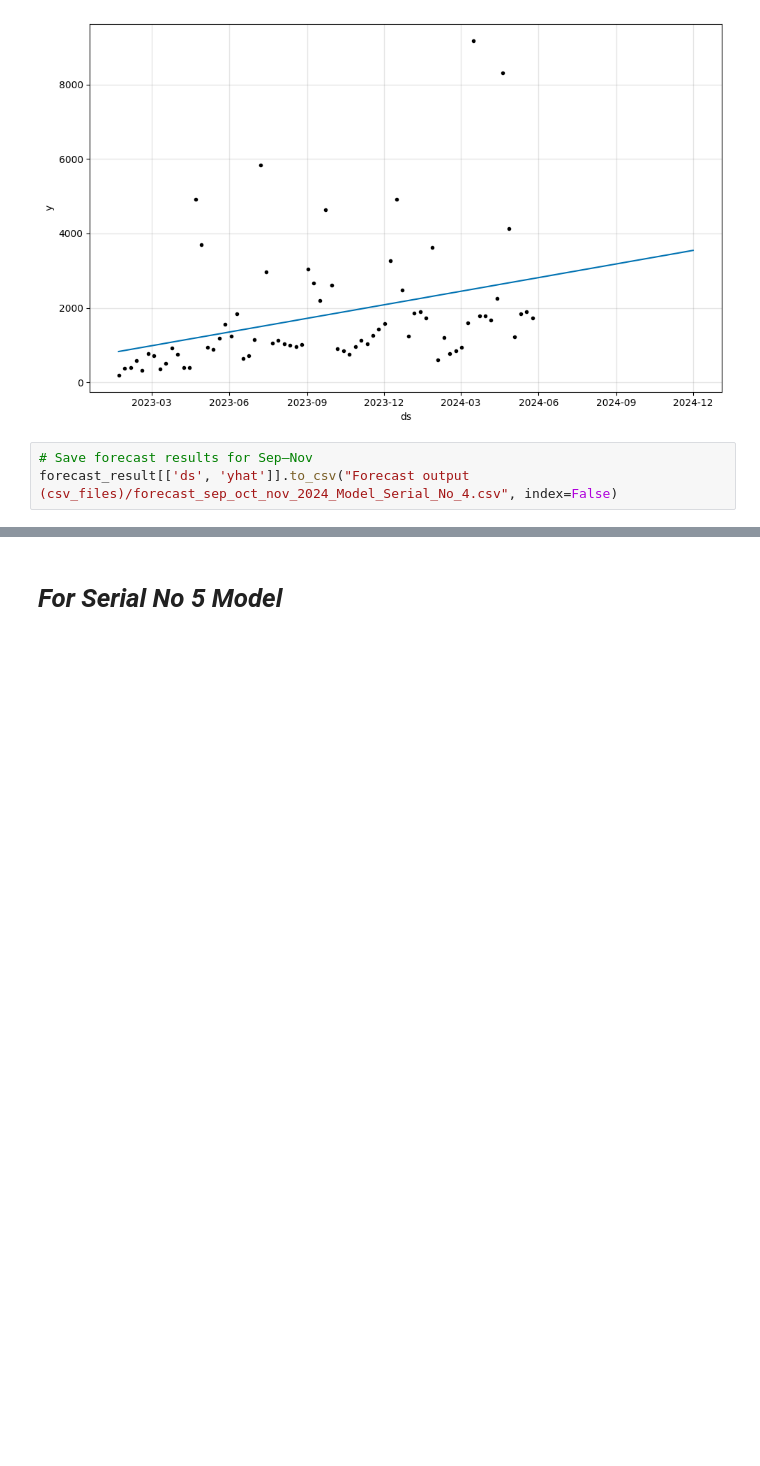
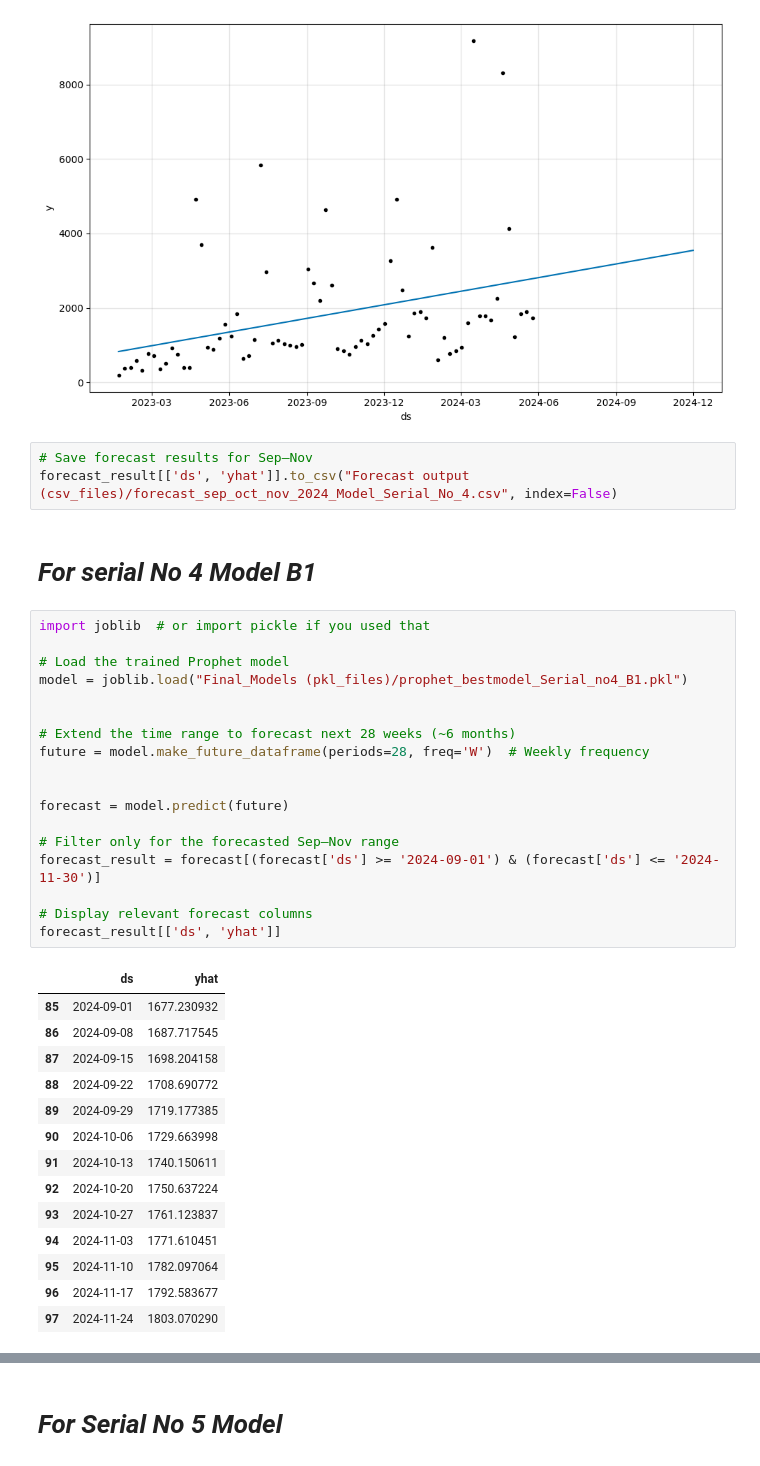
Before and after one commit to Omkar-Gadade/Weekly-Sales-Forecasting, a Jupyter notebook: forecasting_modeling.ipynb, the cells around one changed output, grey strips where cells are left out. Saved outputs shown, nothing was run; the diff lists cells and outputs as text; blank space fills up the shorter version.

```diff
--- a/forecasting_modeling.ipynb
+++ b/forecasting_modeling.ipynb
@@ -490,3 +799,38 @@ Figure(1000x600)
 # %%
 # Save forecast results for Sep–Nov
 forecast_result[['ds', 'yhat']].to_csv("Forecast output (csv_files)/forecast_sep_oct_nov_2024_Model_Serial_No_4.csv", index=False)
+# %% [markdown]
+# *For serial No 4 Model B1*
+# %%
+import joblib  # or import pickle if you used that
+
+# Load the trained Prophet model
+model = joblib.load("Final_Models (pkl_files)/prophet_bestmodel_Serial_no4_B1.pkl")
+
+
+# Extend the time range to forecast next 28 weeks (~6 months)
+future = model.make_future_dataframe(periods=28, freq='W')  # Weekly frequency
+
+
+forecast = model.predict(future)
+
+# Filter only for the forecasted Sep–Nov range
+forecast_result = forecast[(forecast['ds'] >= '2024-09-01') & (forecast['ds'] <= '2024-11-30')]
+
+# Display relevant forecast columns
+forecast_result[['ds', 'yhat']]
+# %% [output]
+|  | ds | yhat |
+| 85 | 2024-09-01 | 1677.230932 |
+| 86 | 2024-09-08 | 1687.717545 |
+| 87 | 2024-09-15 | 1698.204158 |
+| 88 | 2024-09-22 | 1708.690772 |
+| 89 | 2024-09-29 | 1719.177385 |
+| 90 | 2024-10-06 | 1729.663998 |
+| 91 | 2024-10-13 | 1740.150611 |
+| 92 | 2024-10-20 | 1750.637224 |
+| 93 | 2024-10-27 | 1761.123837 |
+| 94 | 2024-11-03 | 1771.610451 |
+| 95 | 2024-11-10 | 1782.097064 |
+| 96 | 2024-11-17 | 1792.583677 |
+| 97 | 2024-11-24 | 1803.070290 |
```
Also changed, not shown: parts of 66 cells of this notebook, 2 other files.
